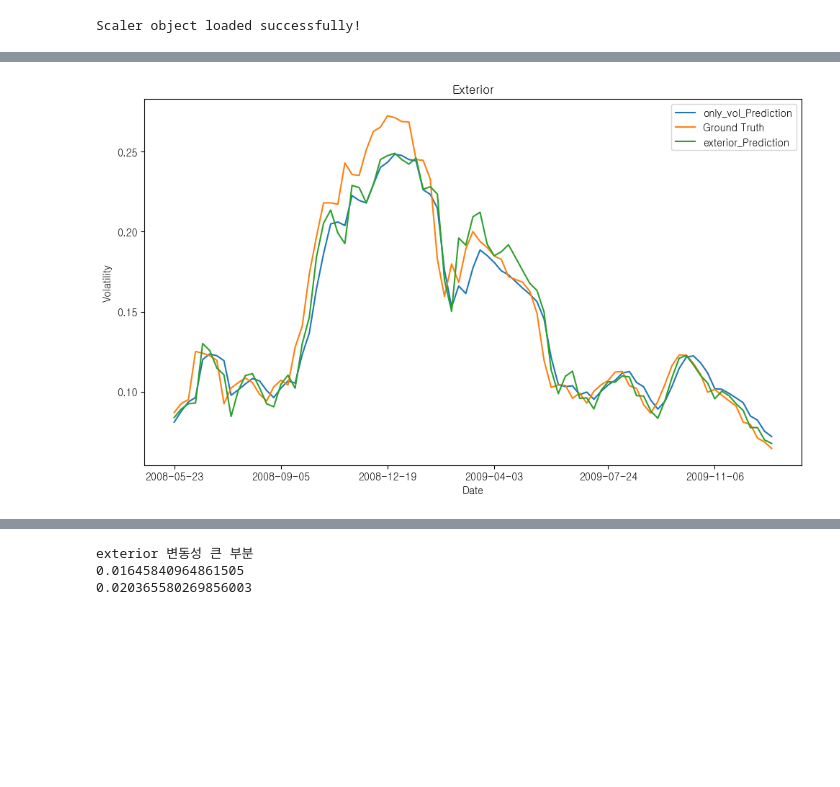
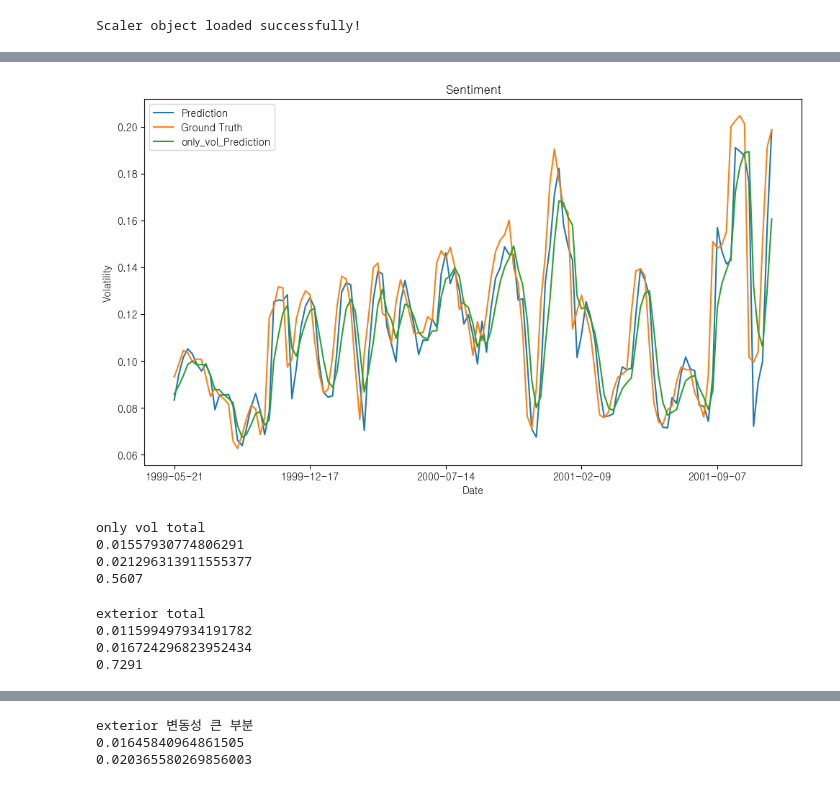
Before and after one commit to kimjuhwan1234/Volatility_Forecasting, a Jupyter notebook: EDA.ipynb, the cells around one changed output, grey strips where cells are left out. Cells and saved outputs as stored; diff of their text form; code cells hidden in the pictures; blank space fills up the shorter version.

```diff
--- a/EDA.ipynb
+++ b/EDA.ipynb
@@ -10,21 +10,31 @@ plt.rcParams['image.cmap'] = 'gray'
 plt.rc('font', family='GULIM')
 # %%
 BZ = pd.read_csv('Database/future_std/BZ_vol.csv', index_col=0)
-only_vol = pd.read_csv('Files/only_vol_2008.csv', index_col=0)
-exterior = pd.read_csv('Files/exterior_2_2008.csv', index_col=0)
-retrain = pd.read_csv('Files/BiLSTM/additionalX_BZ.csv', index_col=0)
+only_vol = pd.read_csv('Files/BiLSTM/additionalX_SP.csv', index_col=0)
+exterior = pd.read_csv('Files/exterior_10_2008.csv', index_col=0)
+retrain = pd.read_csv('Files/BiLSTM/additionalX_ti.csv', index_col=0)
+SP_5 = pd.read_csv('Database/spot_std/SP_vol_100.csv', index_col=0)
+SP_4 = pd.read_csv('Database/spot_std/SP_vol_384.csv', index_col=0)
+SP_6 = pd.read_csv('Database/spot_std/SP_vol_75.csv', index_col=0)
+SP = pd.read_csv('Database/spot_std/SP_vol.csv', index_col=0)
+SP_s = pd.read_csv('Database/spot_std/SP_vol_sentiment.csv', index_col=0)
 
 only_vol = only_vol.iloc[:-2, :]
 exterior = exterior.iloc[:-2, :]
 retrain = retrain.iloc[:-2, :]
 
 BZ.index = pd.to_datetime(BZ.index)
+SP.index = pd.to_datetime(SP.index)
+SP_4.index = pd.to_datetime(SP_4.index)
+SP_5.index = pd.to_datetime(SP_5.index)
+SP_6.index = pd.to_datetime(SP_6.index)
+SP_s.index = pd.to_datetime(SP_s.index)
 only_vol.index = pd.to_datetime(only_vol.index)
 exterior.index = pd.to_datetime(exterior.index)
 retrain.index = pd.to_datetime(retrain.index)
 
-pred = pd.concat([exterior['Predictions'], BZ.iloc[:, 1:]], axis=1).dropna()
-truth = pd.concat([exterior['Ground Truths'], BZ.iloc[:, 1:]], axis=1).dropna()
+pred = pd.concat([retrain['Predictions'], SP_s.iloc[:, 1:]], axis=1).dropna()
+truth = pd.concat([retrain['Ground Truths'], SP_s.iloc[:, 1:]], axis=1).dropna()
 # %%
 from joblib import load
 
@@ -63,20 +64,22 @@ truth_inv
 # %%
 plt.figure(figsize=(10, 6))
 
+
+# plt.plot(retrain['Predictions'].iloc[:-2], label='Prediction')
+# plt.plot(retrain['Ground Truths'].iloc[:-2], label='Ground Truth')
+plt.plot(pred_inv.iloc[:,0], label='Prediction')
+plt.plot(truth_inv.iloc[:,0], label='Ground Truth')
 plt.plot(only_vol['Predictions'], label='only_vol_Prediction')
-# plt.plot(retrain['Predictions'], label='Prediction')
-plt.plot(truth_inv.iloc[:,0], label='Ground Truth')
-plt.plot(pred_inv.iloc[:,0], label='exterior_Prediction')
 
-plt.title('Exterior')
+plt.title('Sentiment')
 plt.xlabel('Date')
 plt.ylabel('Volatility')
 plt.legend()
-plt.xticks(only_vol.index[0:-2:15])
+plt.xticks(retrain.index[0:-2:30])
 plt.tight_layout()
 plt.show()
 # %% [output]
-[figure, old version]
+[figure, new version]
 # %%
 def calculate_mae(gt, output):
     mae = mean_absolute_error(gt, output)
@@ -89,3 +98,23 @@ def calculate_rmse(gt, output):
+# %%
+print('only vol total')
+print(calculate_mae(gt3_v.values, out3_v.values))
+print(calculate_rmse(gt3_v.values, out3_v.values))
+print(f'{r2_score(gt3_v.values, out3_v.values):.4f}')
+# %% [output]
+only vol total
+0.01557930774806291
+0.021296313911555377
+0.5607
+# %%
+print('exterior total')
+print(calculate_mae(gt3.values, out3.values))
+print(calculate_rmse(gt3.values, out3.values))
+print(f'{r2_score(gt3.values, out3.values):.4f}')
+# %% [output]
+exterior total
+0.011599497934191782
+0.016724296823952434
+0.7291
 # %%
 gt2_v = only_vol.loc[:'2008-09-01', 'Ground Truths']
 out2_v = only_vol.loc[:'2008-09-01', 'Predictions']
```
Also changed, not shown: parts of 11 cells of this notebook, 42 other files.
